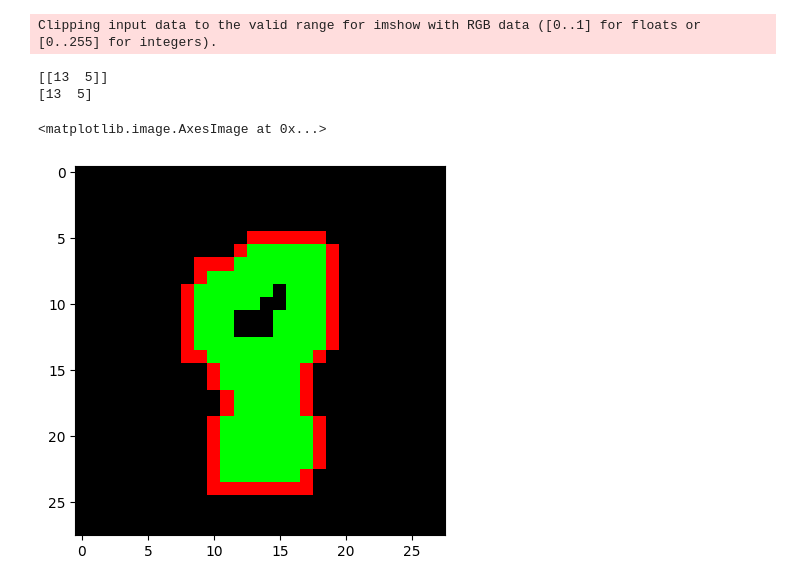
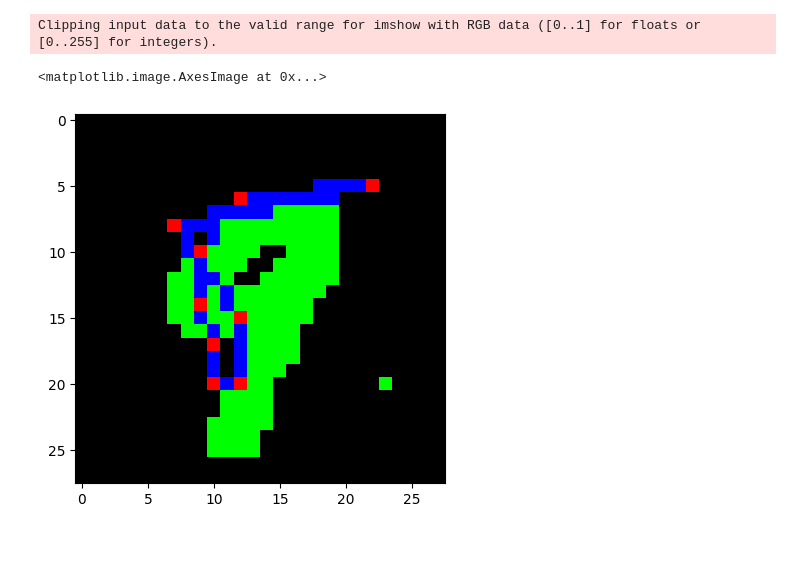
Before and after one commit to Paulo-Rozatto/vit-test, a Jupyter notebook: poly-test.ipynb, the cells around one changed output. Drawn from its saved outputs; the diff is of its cells as text; code cells hidden in the pictures; blank space fills up the shorter version.

```diff
--- a/poly-test.ipynb
+++ b/poly-test.ipynb
@@ -103,3 +387,7 @@ tokenizer(torch.Tensor([[0, 0], [1,2], [0,0]]))
 # %%
 import matplotlib.pyplot as plt
 %matplotlib inline
+
+img = batch_images[0].numpy()[0][0] * 255
+img = img.astype(np.uint8)
+plt.imshow(img, cmap='gray')
@@ -232,4 +396,0 @@ Epoch 5/5 loss: 0.00
-# %%
-img = batch_images[0].numpy()[0] * 255
-img = img.astype(np.uint8)
-plt.imshow(img, cmap='gray')
@@ -240,22 +398,51 @@ plt.imshow(img, cmap='gray')
 cnt, _ = cv2.findContours(img, cv2.RETR_EXTERNAL, cv2.CHAIN_APPROX_NONE)
 cnt = max(cnt, key=cv2.contourArea)
 
-poly = cv2.approxPolyDP(cnt, 0.00054 * cv2.arcLength(cnt, True), True)
-
-print(poly[0])
-
-print(poly.reshape(-1, 2)[0])
+poly = cv2.approxPolyDP(cnt, 0.025 * cv2.arcLength(cnt, True), True)
 
 out = np.zeros((28,28, 3))
 out[:,:, 1] = np.copy(img)
-# out = np.copy(img)
-# cv2.drawContours(out, poly, -1, 255, 3)
-cv2.polylines(out, [poly], True, 255)
+
+cv2.polylines(out, [poly], True, (0, 0, 255))
+
+for p in poly:
+    cv2.circle(out, p[0], radius=0, color=255, thickness=-1)
 
 plt.imshow(out)
-# %% [output]
-Clipping input data to the valid range for imshow with RGB data ([0..1] for floats or [0..255] for integers).
-[[13  5]]
-[13  5]
-<matplotlib.image.AxesImage at 0x...>
-[figure, removed]
+# %%
+with torch.no_grad():
+  inputs = torch.zeros(1, 2).to(device)
+  image = batch_images[0][0].reshape(1, 1, 28, 28).to(device)
+
+  # print(batch_images[0][1].shape, image.shape)
+
+  poly = []
+  tokens = None
+  for i in range(MAX):
+    # print(tokens.shape)
+    point, tokens = model(image, inputs, tokens)
+    inputs = point
+
+    poly.append(point)
+    if point[0][0] == 0 and point[0][1] == 0:
+      break
+
+poly = torch.cat(poly)
+print(poly[:-1], poly[:].shape)
+# %%
+np_poly = poly[:-1].unsqueeze(1).to('cpu').numpy() * SIZE
+np_poly = np_poly.astype(np.int32)
+
+np_out = np.zeros((28,28, 3))
+np_out[:,:, 1] = np.copy(img)
+
+cv2.polylines(np_out, [np_poly], True, (0, 0, 255))
+
+for p in np_poly:
+    cv2.circle(np_out, p[0], radius=0, color=255, thickness=-1)
+
+plt.imshow(np_out)
+# %% [output]
+Clipping input data to the valid range for imshow with RGB data ([0..1] for floats or [0..255] for integers).
+<matplotlib.image.AxesImage at 0x...>
+[figure, added]
```
Also changed, not shown: parts of 14 cells of this notebook.
